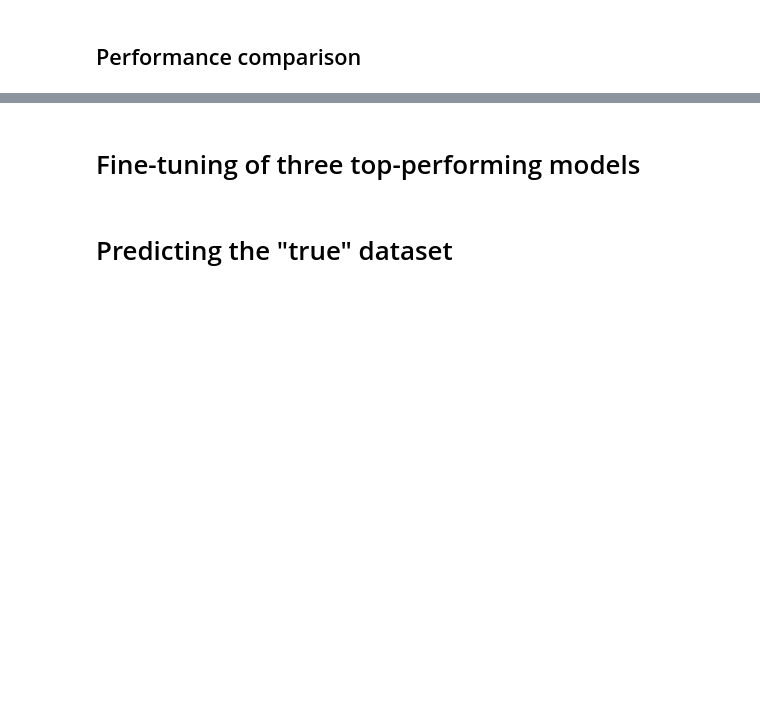
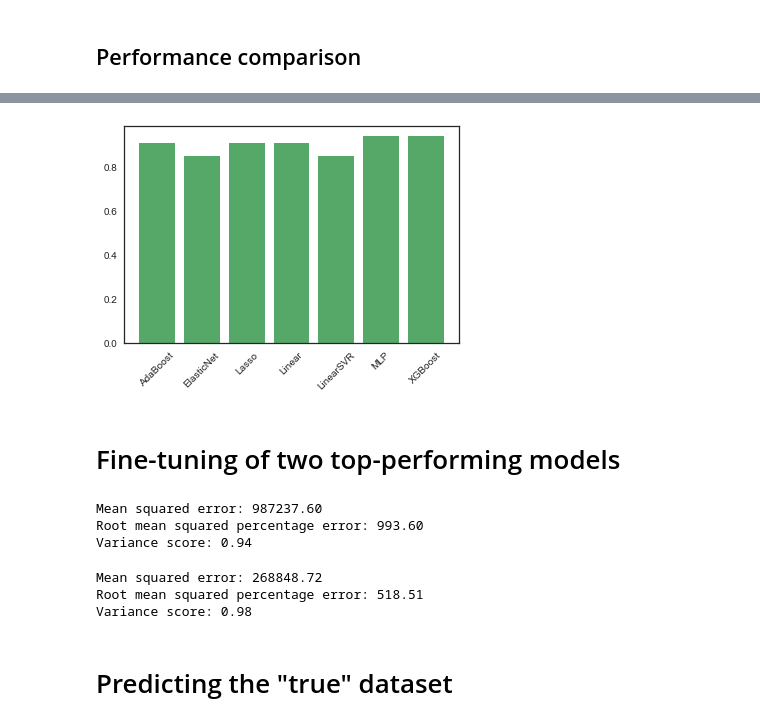
Before and after one commit to manuelfreude/sales-forecast-retail, a Jupyter notebook: Rossmann sales prediction.ipynb, the cells around one changed output, grey strips where cells are left out. Saved outputs shown, nothing was run; the diff lists cells and outputs as text; code cells hidden in the pictures; blank space fills up the shorter version.

```diff
--- a/Rossmann sales prediction.ipynb
+++ b/Rossmann sales prediction.ipynb
@@ -1121,4 +1167,65 @@ scores.append({'Regressor':'Name', 'MSE': value, 'RMSPE': value}, ignore_index=T
+# %%
+pyplot.bar(scores['Regressor'], scores['VarScore'], color='C7')
+pyplot.xticks(rotation=45);
+# %% [output]
+[figure, added]
 # %% [markdown]
-# Fine-tuning of three top-performing models
+# Fine-tuning of two top-performing models
+# %%
+# MLP
+
+# less than 5 minutes computation time
+
+MLP = MLPRegressor(activation='relu', solver='adam', alpha=0.001)
+MLP.fit(X_train, y_train)
+MLP_pred = MLP.predict(X_test)
+
+RMSPE = np.sqrt(mean_squared_error(y_test, MLP_pred))
+
+
+# printing output coefficients
+
+# print('Coefficients: \n', MLP.coef_)
+
+# mean squared error
+print('Mean squared error: %.2f'
+      % mean_squared_error(y_test, MLP_pred))
+
+print('Root mean squared percentage error: %.2f' % RMSPE)
+
+# explained variance score: 1 is perfect prediction
+print('Variance score: %.2f' % r2_score(y_test, MLP_pred))
+# %% [output]
+Mean squared error: 987237.60
+Root mean squared percentage error: 993.60
+Variance score: 0.94
+# %%
+# XGBoost
+
+# less than 5 minutes computation time
+
+XGB = XGBRegressor(max_depth=15, learning_rate=0.1)
+XGB.fit(X_train, y_train)
+XGB_pred = XGB.predict(X_test)
+
+RMSPE = np.sqrt(mean_squared_error(y_test, XGB_pred))
+
+
+# printing output coefficients
+
+# print('Coefficients: \n', XGB.coef_)
+
+# mean squared error
+print('Mean squared error: %.2f'
+      % mean_squared_error(y_test, XGB_pred))
+
+print('Root mean squared percentage error: %.2f' % RMSPE)
+
+# explained variance score: 1 is perfect prediction
+print('Variance score: %.2f' % r2_score(y_test, XGB_pred))
+# %% [output]
+Mean squared error: 268848.72
+Root mean squared percentage error: 518.51
+Variance score: 0.98
 # %% [markdown]
 # Predicting the "true" dataset
```
Also changed, not shown: parts of 16 cells of this notebook.
